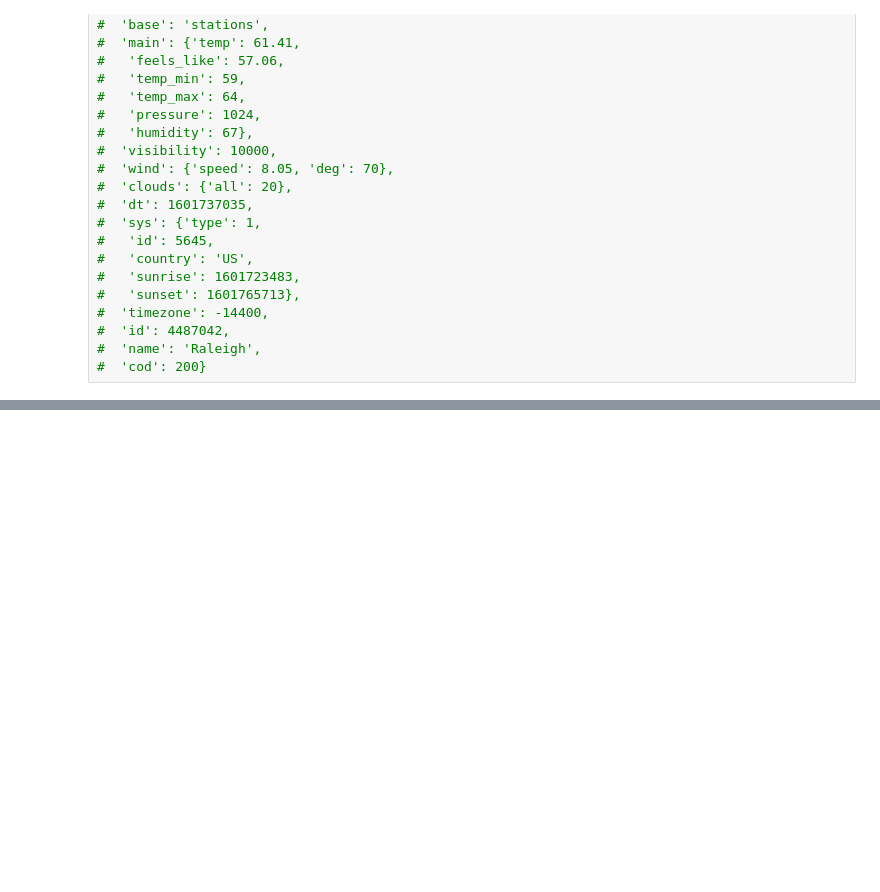
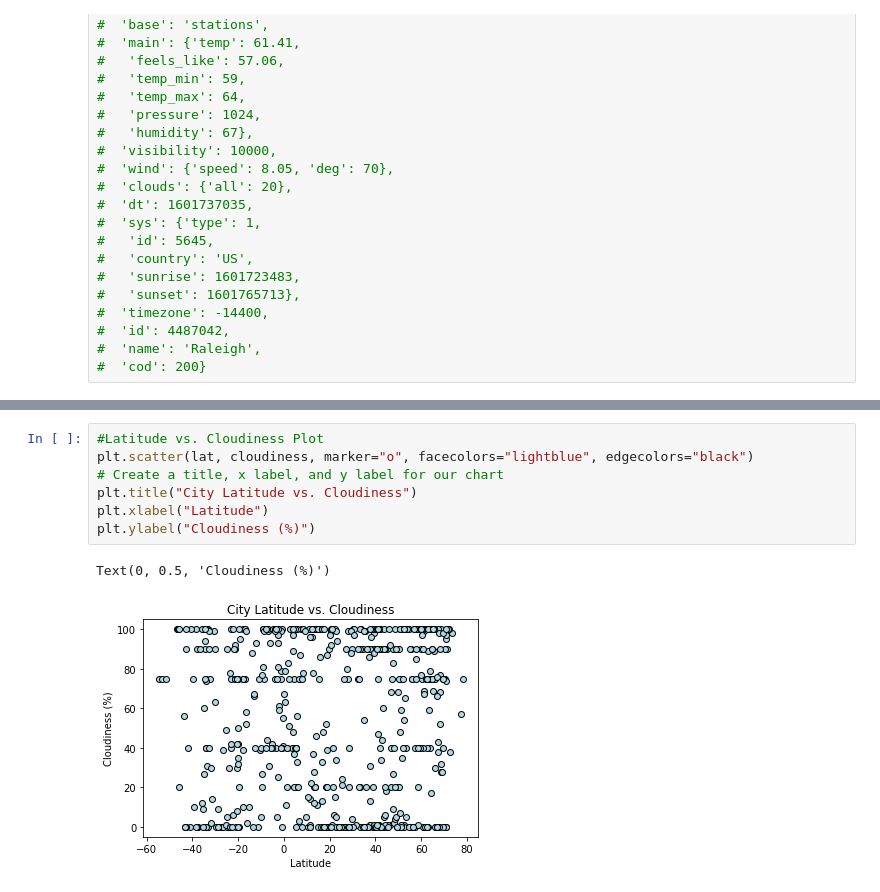
Before and after one commit to Laurel768/python-api-challenge, a Jupyter notebook: Working_copy_Weather.ipynb, the cells around one changed output, grey strips where cells are left out. Cells and saved outputs as stored; diff of their text form; blank space fills up the shorter version.

```diff
--- a/Working_copy_Weather.ipynb
+++ b/Working_copy_Weather.ipynb
@@ -144,0 +240,10 @@ weather_data_df.to_csv("cities.csv")
+# %%
+#Latitude vs. Cloudiness Plot
+plt.scatter(lat, cloudiness, marker="o", facecolors="lightblue", edgecolors="black")
+# Create a title, x label, and y label for our chart
+plt.title("City Latitude vs. Cloudiness")
+plt.xlabel("Latitude")
+plt.ylabel("Cloudiness (%)")
+# %% [output]
+Text(0, 0.5, 'Cloudiness (%)')
+[figure, added]
```
Also changed, not shown: parts of 15 cells of this notebook, 2 other files.
